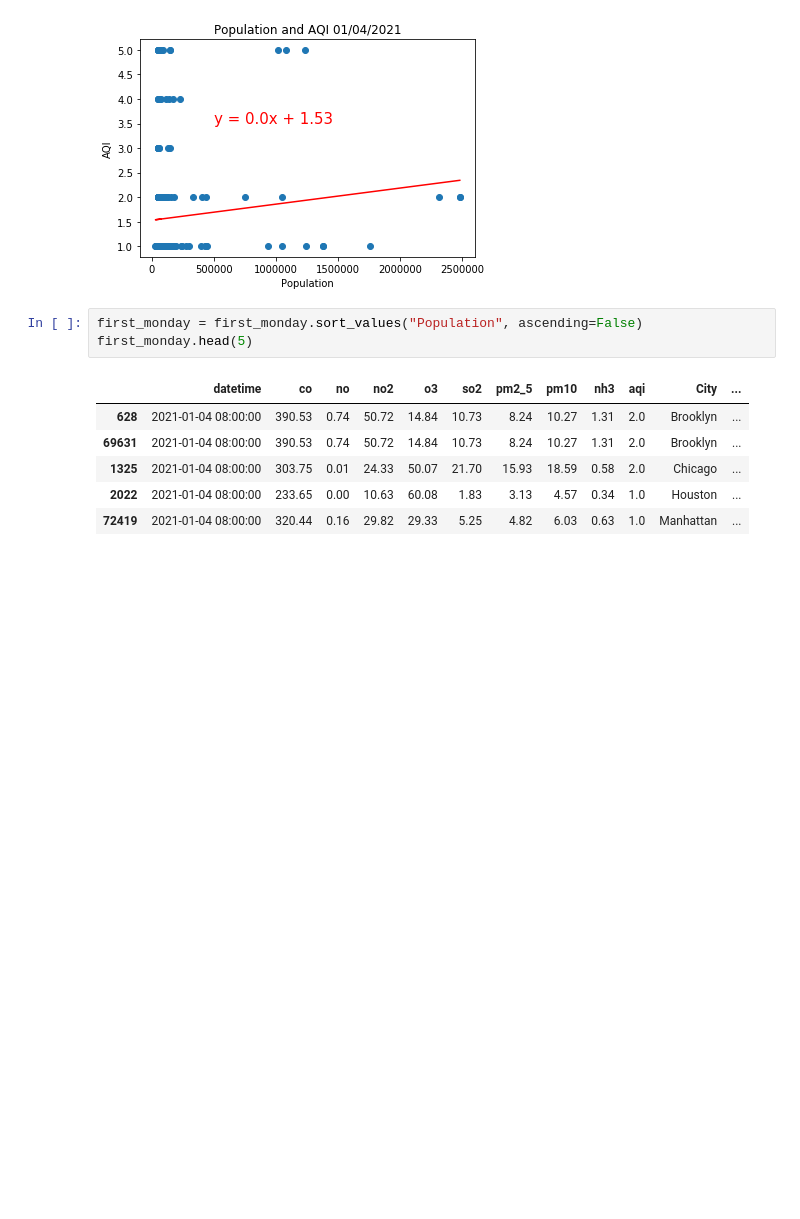
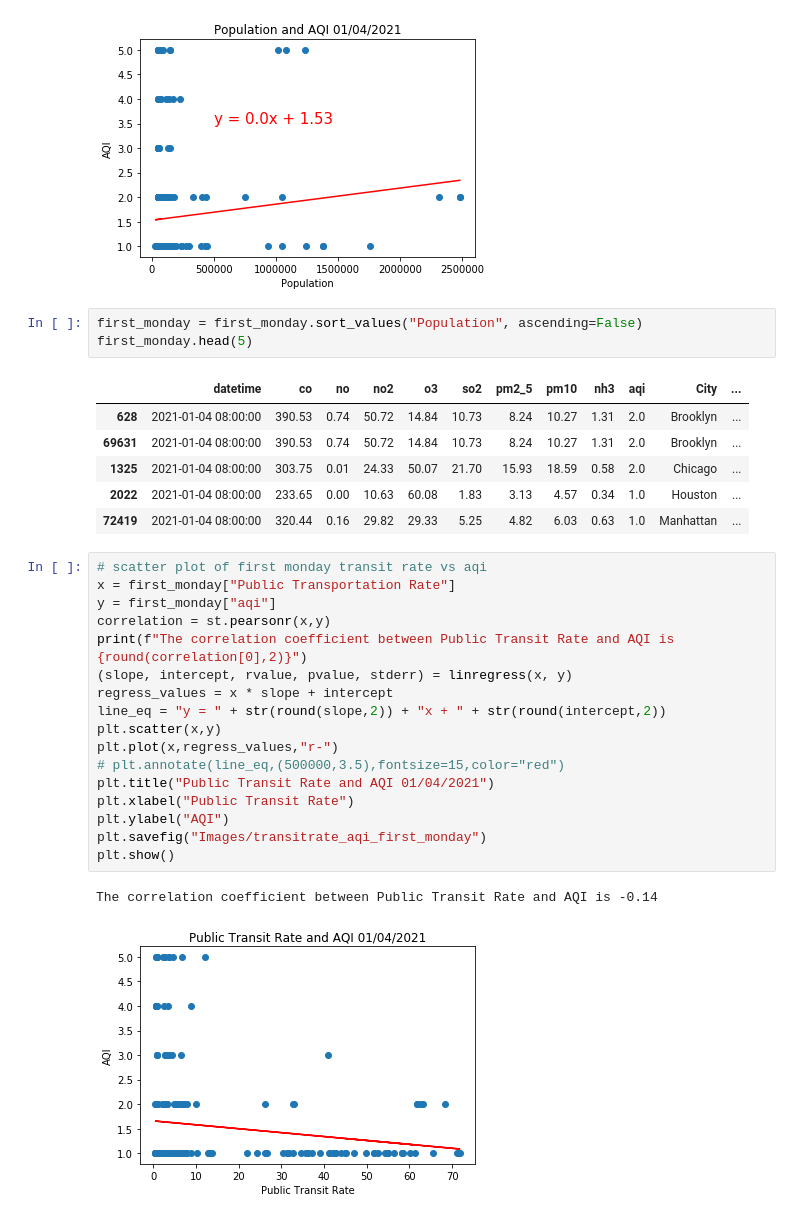
Before and after one commit to khartmann5/Project_01, a Jupyter notebook: Charting_Data.ipynb, the cells around one changed output. Drawn from its saved outputs; the diff is of its cells as text; blank space fills up the shorter version.

```diff
--- a/Charting_Data.ipynb
+++ b/Charting_Data.ipynb
@@ -407,3 +407,23 @@ first_monday.head(5)
 | 1325 | 2021-01-04 08:00:00 | 303.75 | 0.01 | 24.33 | 50.07 | 21.70 | 15.93 | 18.59 | 0.58 | 2.0 | Chicago | ... |
 | 2022 | 2021-01-04 08:00:00 | 233.65 | 0.00 | 10.63 | 60.08 | 1.83 | 3.13 | 4.57 | 0.34 | 1.0 | Houston | ... |
 | 72419 | 2021-01-04 08:00:00 | 320.44 | 0.16 | 29.82 | 29.33 | 5.25 | 4.82 | 6.03 | 0.63 | 1.0 | Manhattan | ... |
+# %%
+# scatter plot of first monday transit rate vs aqi
+x = first_monday["Public Transportation Rate"]
+y = first_monday["aqi"]
+correlation = st.pearsonr(x,y)
+print(f"The correlation coefficient between Public Transit Rate and AQI is {round(correlation[0],2)}")
+(slope, intercept, rvalue, pvalue, stderr) = linregress(x, y)
+regress_values = x * slope + intercept
+line_eq = "y = " + str(round(slope,2)) + "x + " + str(round(intercept,2))
+plt.scatter(x,y)
+plt.plot(x,regress_values,"r-")
+# plt.annotate(line_eq,(500000,3.5),fontsize=15,color="red")
+plt.title("Public Transit Rate and AQI 01/04/2021")
+plt.xlabel("Public Transit Rate")
+plt.ylabel("AQI")
+plt.savefig("Images/transitrate_aqi_first_monday")
+plt.show()
+# %% [output]
+The correlation coefficient between Public Transit Rate and AQI is -0.14
+[figure, added]
```
Also changed, not shown: parts of 1 cell of this notebook, 1 other file.
